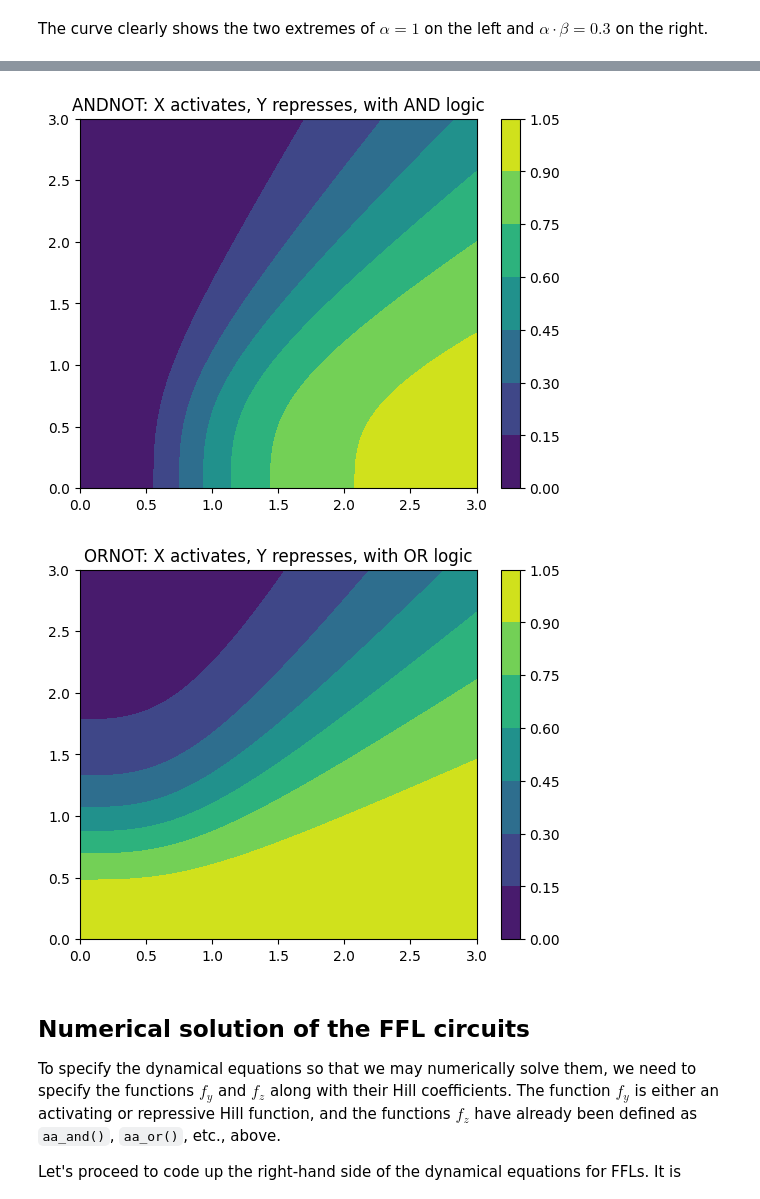
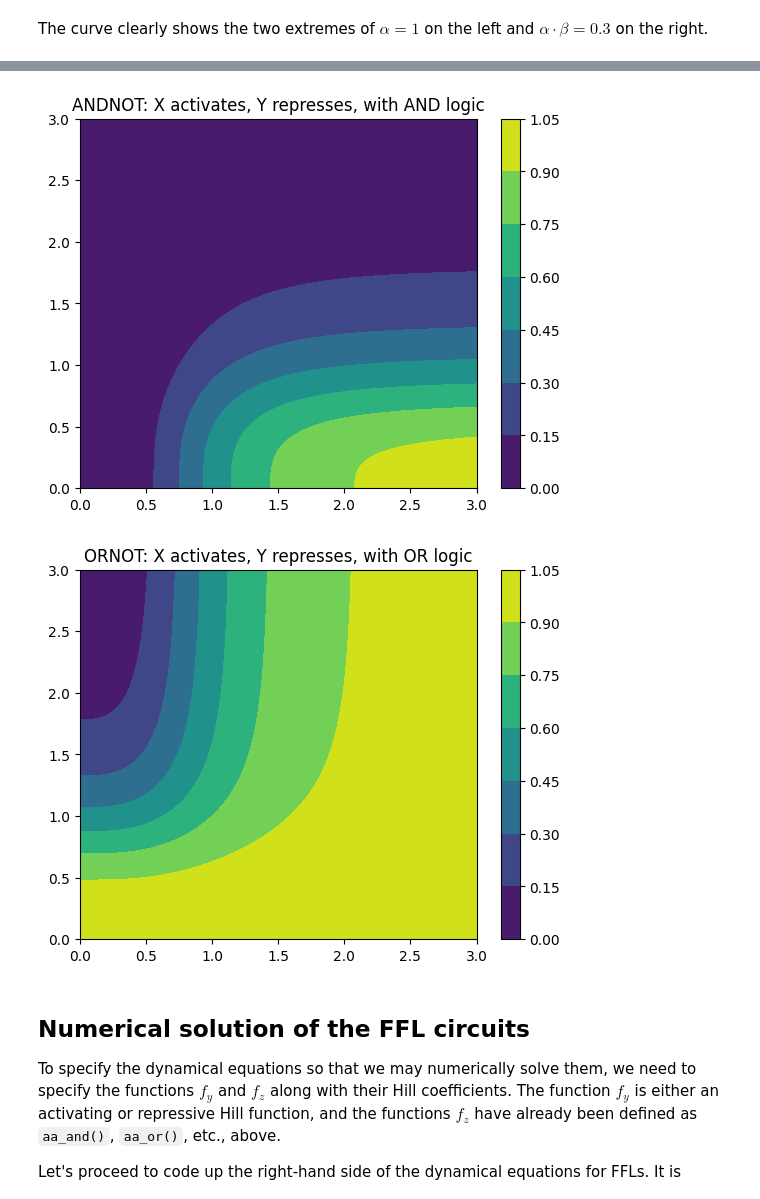
Before and after one commit to BioDisCo/computational_bioengineering, a Jupyter notebook: gates/notes.ipynb, the cells around one changed output, grey strips where cells are left out. Drawn from its saved outputs; the diff is of its cells as text; code cells hidden in the pictures.

```diff
--- a/gates/notes.ipynb
+++ b/gates/notes.ipynb
@@ -982,28 +1020,28 @@ with the following plots
 # %%
 # Regulation functions
 def ar_and(x, y, nx, ny):
-    return x ** nx / (1 + x ** nx + y ** ny)
+    return x ** nx / ((1 + x ** nx)*(1 + y ** ny))
 
 
 def ar_or(x, y, nx, ny):
-    return (1 + x ** nx) / (1 + x ** nx + y ** ny)
+    return (1 + x ** nx + x ** nx * y ** ny) / ((1 + x ** nx)*(1 + y ** ny))
 
 # Parameters (Hill functions)
 # increase them to make it more digital
 nx = 3  # 20
 ny = 3  # 20
 
 # Generate plots
 contour_fun(xx, yy,
             ar_and(xx, yy, nx, ny),
             title="ANDNOT: X activates, Y represses, with AND logic")
 
 contour_fun(xx, yy,
             ar_or(xx, yy, nx, ny),
             title="ORNOT: X activates, Y represses, with OR logic")
 # %% [output]
-[figure, old version]
+[figure, new version]
-[figure, old version]
+[figure, new version]
 # %% [markdown]
 ## Numerical solution of the FFL circuits
 
```
Also changed, not shown: parts of 10 cells of this notebook, 2 other files.
